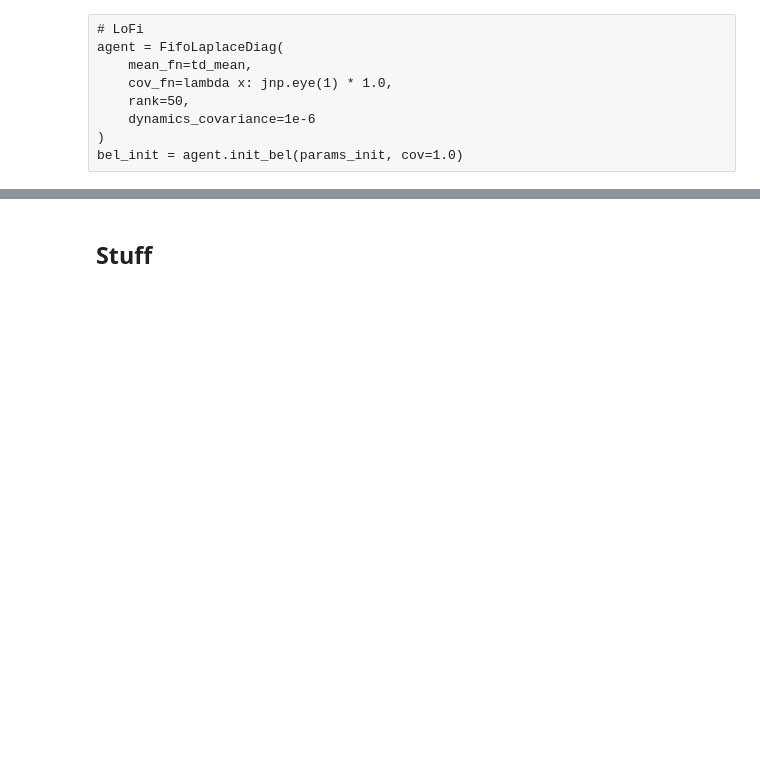
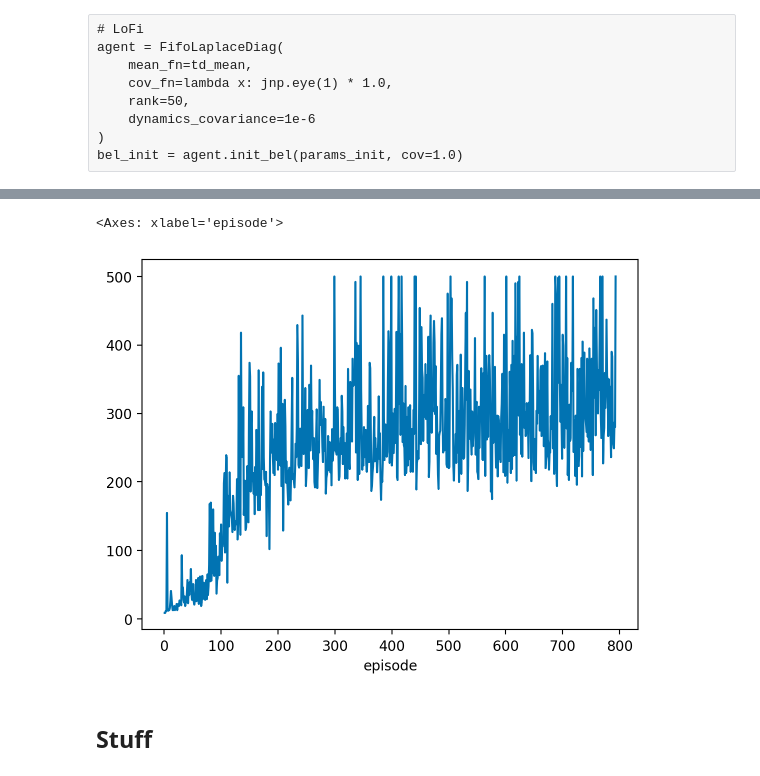
Before and after one commit to gerdm/low-rank-last-layer-inference, a Jupyter notebook: experiments/rl-toy.ipynb, the cells around one changed output, grey strips where cells are left out. Drawn from its saved outputs; the diff is of its cells as text; code cells hidden in the pictures; blank space fills up the shorter version.

```diff
--- a/experiments/rl-toy.ipynb
+++ b/experiments/rl-toy.ipynb
@@ -243,3 +266,8 @@ plt.grid(alpha=0.3)
+# %%
+df.groupby("episode")["rewards_raw"].sum().abs().iloc[1:-1].plot()
+# %% [output]
+<Axes: xlabel='episode'>
+[figure, added]
 # %% [markdown]
 ## Stuff
 # %%
```
Also changed, not shown: parts of 10 cells of this notebook.
